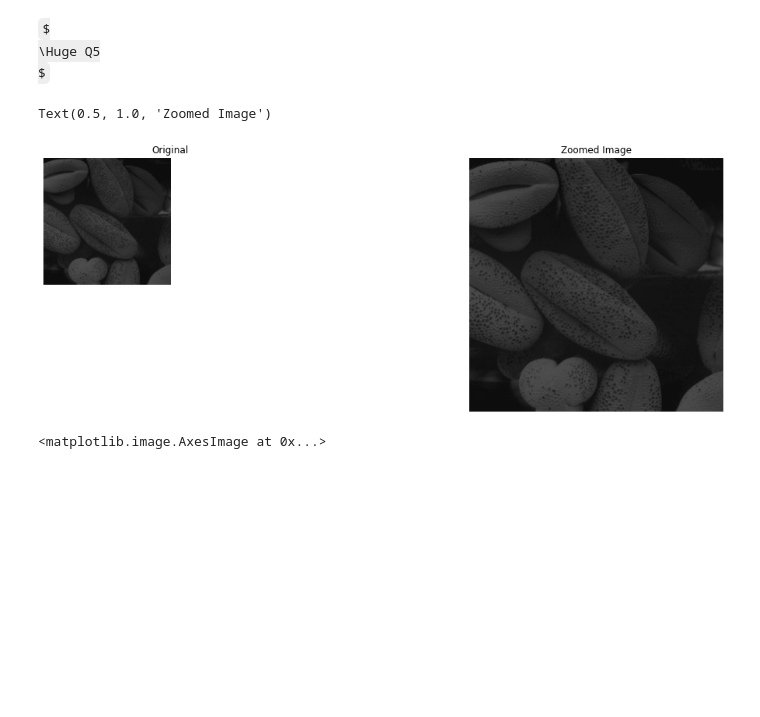
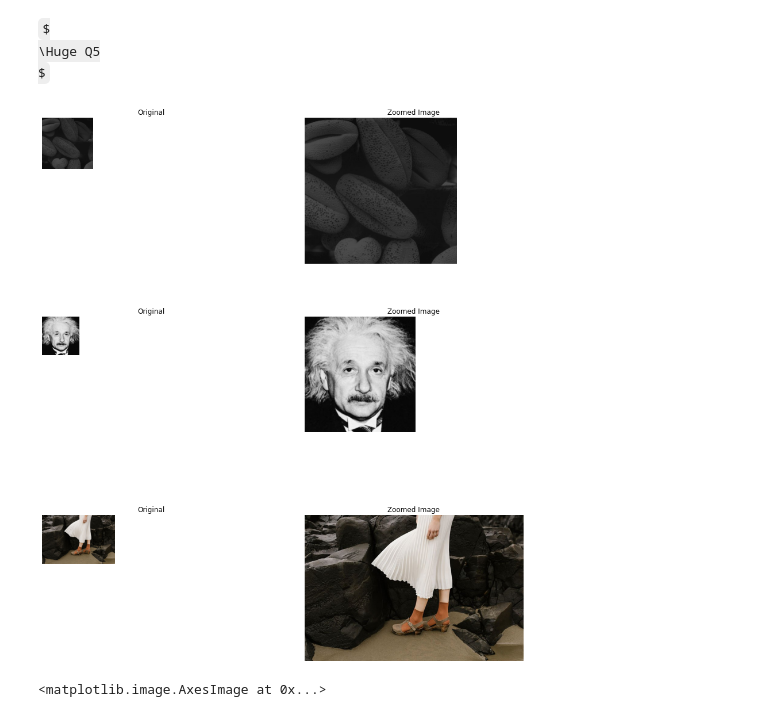
Before and after one commit to PrathapasingheSP99/Image-Processing, a Jupyter notebook: Assignment 1/Untitled.ipynb, the cells around one changed output. Saved outputs shown, nothing was run; the diff lists cells and outputs as text; code cells hidden in the pictures; some formulas as TeX source; blank space fills up the shorter version.

```diff
--- a/Assignment 1/Untitled.ipynb
+++ b/Assignment 1/Untitled.ipynb
@@ -125,27 +142,37 @@ $
 \Huge Q5
 $
 # %%
-Scaling_Factor=2
-im=cv.imread("shells.png")
-rows=im.shape[0]*Scaling_Factor
-cols=im.shape[1]*Scaling_Factor
-zoomed=np.zeros((rows,cols,3),im.dtype)
+Scaling_Factor=3
+
 def ScaledCods(i,j,scale):
     return int(i/scale),int(j/scale)
-for i in range(rows):
-    for j in range(cols):
-        Scaled_i,Scaled_j=ScaledCods(i,j,Scaling_Factor)
-        zoomed[i][j]=im[Scaled_i][Scaled_j]
 
-fig,ax = plt.subplots(1,2,figsize =[18, 6],sharey=True,sharex=True)
+def Zoomed(image,Scaling_Factor):
+    rows=image.shape[0]*Scaling_Factor
+    cols=image.shape[1]*Scaling_Factor
+    zoomed=np.zeros((rows,cols,3),image.dtype)
+    for i in range(rows):
+        for j in range(cols):
+            Scaled_i,Scaled_j=ScaledCods(i,j,Scaling_Factor)
+            zoomed[i][j]=image[Scaled_i][Scaled_j]
+    return zoomed
 
-ax[0].imshow(im)
-ax[1].imshow(zoomed)
-ax[0].axis('off')
-ax[1].axis('off')
-ax[0].set_title('Original')
-ax[1].set_title('Zoomed Image')
+fig,ax = plt.subplots(3,2,figsize =[15, 18],sharey=True,sharex=True)
+for i in range(3):
+    if i==0:
+        x='shells.png'
+    elif i==1:
+        x="einstein.png"
+    else:
+        x="highlights_and_shadows.jpg"
+    original=cv.imread(x)
+    zoomed_image=Zoomed(original,Scaling_Factor)
+    ax[i][0].imshow(cv.cvtColor(original,cv.COLOR_BGR2RGB))
+    ax[i][1].imshow(cv.cvtColor(zoomed_image,cv.COLOR_BGR2RGB))
+    ax[i][0].axis('off')
+    ax[i][1].axis('off')
+    ax[i][0].set_title('Original')
+    ax[i][1].set_title('Zoomed Image')
 # %% [output]
-Text(0.5, 1.0, 'Zoomed Image')
-[figure, old version]
+[figure, new version]
 # %%
```
Also changed, not shown: parts of 9 cells of this notebook.
